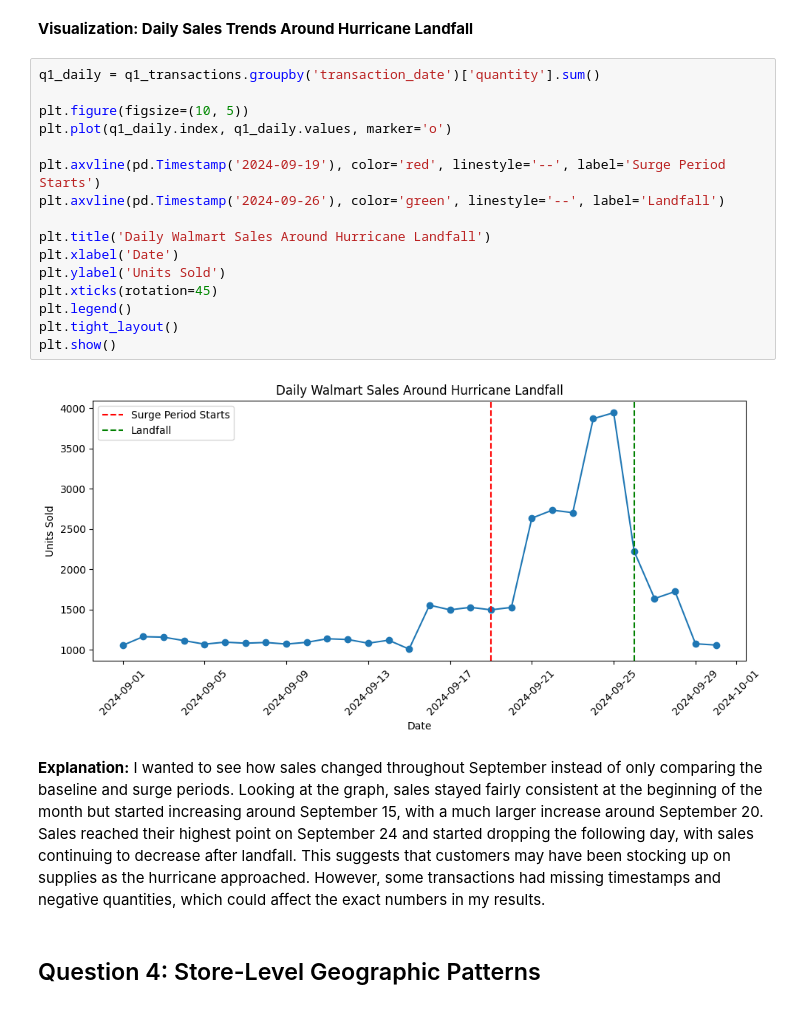
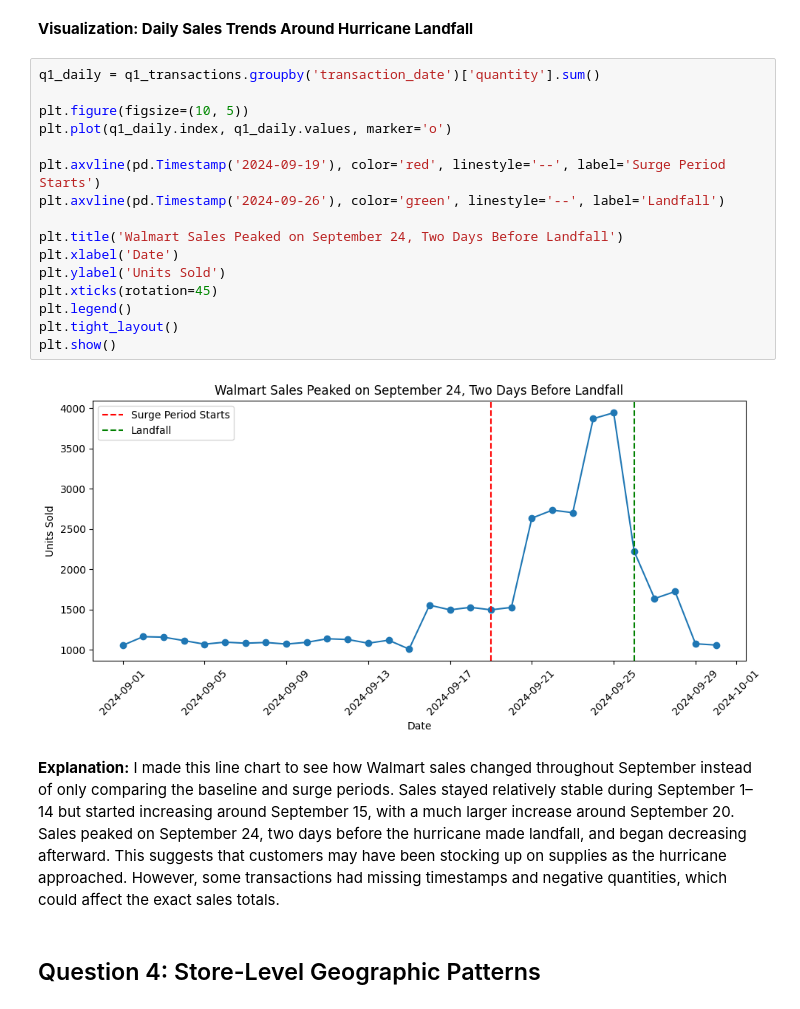
Before and after one commit to prabhnoor14/walmart-hurricane-project, a Jupyter notebook: notebooks/team_notebook.ipynb, the cells around one changed output. Saved outputs shown, nothing was run; the diff lists cells and outputs as text.

```diff
--- a/notebooks/team_notebook.ipynb
+++ b/notebooks/team_notebook.ipynb
@@ -1349,23 +1350,23 @@ plt.show()
 # %%
 q1_daily = q1_transactions.groupby('transaction_date')['quantity'].sum()
 
 plt.figure(figsize=(10, 5))
 plt.plot(q1_daily.index, q1_daily.values, marker='o')
 
 plt.axvline(pd.Timestamp('2024-09-19'), color='red', linestyle='--', label='Surge Period Starts')
 plt.axvline(pd.Timestamp('2024-09-26'), color='green', linestyle='--', label='Landfall')
 
-plt.title('Daily Walmart Sales Around Hurricane Landfall')
+plt.title('Walmart Sales Peaked on September 24, Two Days Before Landfall')
 plt.xlabel('Date')
 plt.ylabel('Units Sold')
 plt.xticks(rotation=45)
 plt.legend()
 plt.tight_layout()
 plt.show()
 # %% [output]
-[figure, old version]
+[figure, new version]
 # %% [markdown]
-**Explanation:** I wanted to see how sales changed throughout September instead of only comparing the baseline and surge periods. Looking at the graph, sales stayed fairly consistent at the beginning of the month but started increasing around September 15, with a much larger increase around September 20. Sales reached their highest point on September 24 and started dropping the following day, with sales continuing to decrease after landfall. This suggests that customers may have been stocking up on supplies as the hurricane approached. However, some transactions had missing timestamps and negative quantities, which could affect the exact numbers in my results.
+**Explanation:** I made this line chart to see how Walmart sales changed throughout September instead of only comparing the baseline and surge periods. Sales stayed relatively stable during September 1–14 but started increasing around September 15, with a much larger increase around September 20. Sales peaked on September 24, two days before the hurricane made landfall, and began decreasing afterward. This suggests that customers may have been stocking up on supplies as the hurricane approached. However, some transactions had missing timestamps and negative quantities, which could affect the exact sales totals.
 # %% [markdown]
 ## Question 4: Store-Level Geographic Patterns
 # %% [markdown]
```
Also changed, not shown: parts of 25 cells of this notebook.
